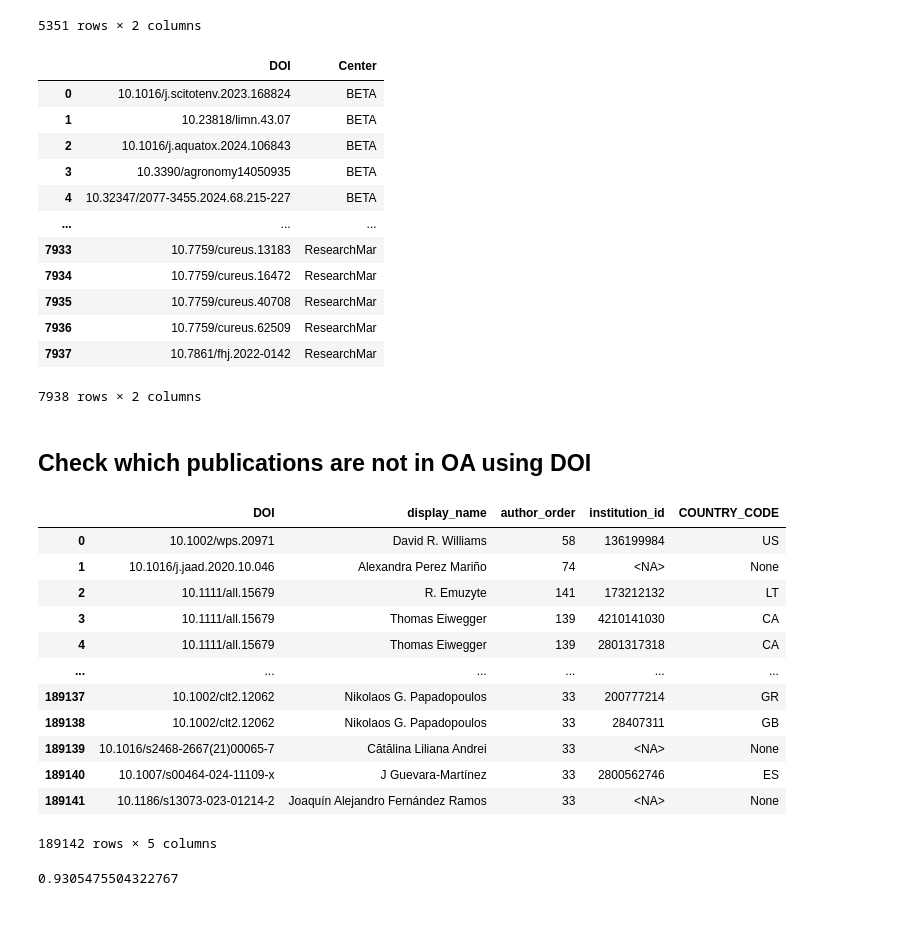
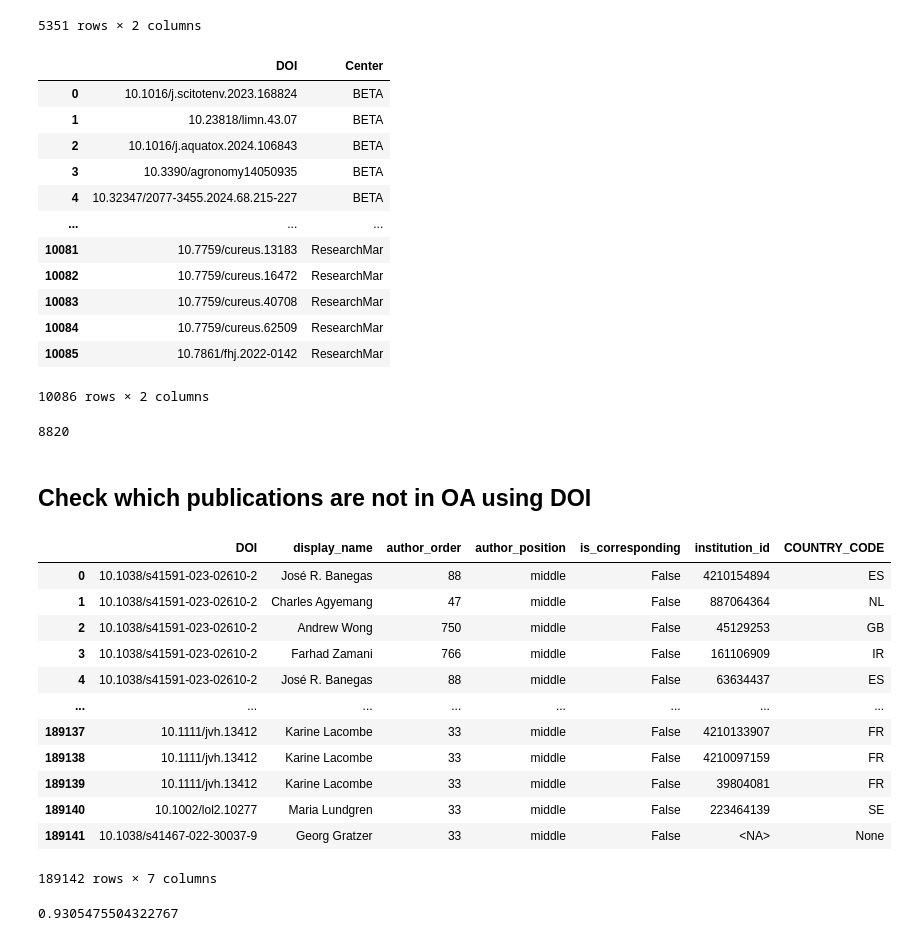
Before and after one commit to APVsiris/2025CERCA01, a Jupyter notebook: notebooks/0.0.0-apv-extractrawdata.ipynb, the cells around one changed output. Drawn from its saved outputs; the diff is of its cells as text; code cells hidden in the pictures.

```diff
--- a/notebooks/0.0-apv-extractrawdata.ipynb
+++ b/notebooks/0.0.0-apv-extractrawdata.ipynb
@@ -96,7 +98,7 @@ center_name = 'ISGlobal/'
 file_name = 'ISGlobal_DOIs Publications_2021-2024'
 # %%
 df = pd.read_excel(file_path + 'BM_' + center_name + file_name + '.xlsx', skiprows = 1)
-df_ISGlobal = df[['DOI']]
+df_ISGlobal = df[['Doi']].rename(columns = {'Doi':'DOI'})
 df_ISGlobal['Center'] = 'ISGlobal'
 df_ISGlobal
 # %% [output]
@@ -153,12 +150,16 @@ df_centers
 | 3 | 10.3390/agronomy14050935 | BETA |
 | 4 | 10.32347/2077-3455.2024.68.215-227 | BETA |
 | ... | ... | ... |
-| 7933 | 10.7759/cureus.13183 | ResearchMar |
-| 7934 | 10.7759/cureus.16472 | ResearchMar |
-| 7935 | 10.7759/cureus.40708 | ResearchMar |
-| 7936 | 10.7759/cureus.62509 | ResearchMar |
-| 7937 | 10.7861/fhj.2022-0142 | ResearchMar |
+| 10081 | 10.7759/cureus.13183 | ResearchMar |
+| 10082 | 10.7759/cureus.16472 | ResearchMar |
+| 10083 | 10.7759/cureus.40708 | ResearchMar |
+| 10084 | 10.7759/cureus.62509 | ResearchMar |
+| 10085 | 10.7861/fhj.2022-0142 | ResearchMar |
-7938 rows × 2 columns
+10086 rows × 2 columns
+# %%
+df_centers.DOI.nunique()
+# %% [output]
+8820
 # %% [markdown]
 ## Check which publications are not in OA using DOI
 # %%
@@ -172,34 +173,37 @@ def bg_query(query):
 # %%
 in_query = str(tuple(df_centers.DOI.tolist()))
 in_query = in_query.replace(',)', ')')
 
 sql = f"""SELECT ww.DOI,
        a.display_name,
        wa.author_order,
+       wa.author_position,
+       wa.is_corresponding,
        wins.ID AS institution_id,
        wins.COUNTRY_CODE
       FROM `{PROJECT_ID}.{DATASET_ID}.works` ww
       LEFT JOIN `{PROJECT_ID}.{DATASET_ID}.works_authorships` wa ON wa.WORK_ID = ww.ID
       LEFT JOIN `{PROJECT_ID}.{DATASET_ID}.institutions` wins ON wins.ID = wa.INSTITUTION_ID
       LEFT JOIN `{PROJECT_ID}.{DATASET_ID}.authors` a ON a.ID = wa.author_id
       WHERE ww.DOI IN {in_query}
       """
+
 df_OA = bg_query(sql).dropna(subset = 'DOI').reset_index(drop = True)
 df_OA
 # %% [output]
-|  | DOI | display_name | author_order | institution_id | COUNTRY_CODE |
-| 0 | 10.1002/wps.20971 | David R. Williams | 58 | 136199984 | US |
-| 1 | 10.1016/j.jaad.2020.10.046 | Alexandra Perez Mariño | 74 | <NA> | None |
-| 2 | 10.1111/all.15679 | R. Emuzyte | 141 | 173212132 | LT |
-| 3 | 10.1111/all.15679 | Thomas Eiwegger | 139 | 4210141030 | CA |
-| 4 | 10.1111/all.15679 | Thomas Eiwegger | 139 | 2801317318 | CA |
-| ... | ... | ... | ... | ... | ... |
-| 189137 | 10.1002/clt2.12062 | Nikolaos G. Papadopoulos | 33 | 200777214 | GR |
-| 189138 | 10.1002/clt2.12062 | Nikolaos G. Papadopoulos | 33 | 28407311 | GB |
-| 189139 | 10.1016/s2468-2667(21)00065-7 | Cătălina Liliana Andrei | 33 | <NA> | None |
-| 189140 | 10.1007/s00464-024-11109-x | J Guevara-Martínez | 33 | 2800562746 | ES |
-| 189141 | 10.1186/s13073-023-01214-2 | Joaquín Alejandro Fernández Ramos | 33 | <NA> | None |
+|  | DOI | display_name | author_order | author_position | is_corresponding | institution_id | COUNTRY_CODE |
+| 0 | 10.1038/s41591-023-02610-2 | José R. Banegas | 88 | middle | False | 4210154894 | ES |
+| 1 | 10.1038/s41591-023-02610-2 | Charles Agyemang | 47 | middle | False | 887064364 | NL |
+| 2 | 10.1038/s41591-023-02610-2 | Andrew Wong | 750 | middle | False | 45129253 | GB |
+| 3 | 10.1038/s41591-023-02610-2 | Farhad Zamani | 766 | middle | False | 161106909 | IR |
+| 4 | 10.1038/s41591-023-02610-2 | José R. Banegas | 88 | middle | False | 63634437 | ES |
+| ... | ... | ... | ... | ... | ... | ... | ... |
+| 189137 | 10.1111/jvh.13412 | Karine Lacombe | 33 | middle | False | 4210133907 | FR |
+| 189138 | 10.1111/jvh.13412 | Karine Lacombe | 33 | middle | False | 4210097159 | FR |
+| 189139 | 10.1111/jvh.13412 | Karine Lacombe | 33 | middle | False | 39804081 | FR |
+| 189140 | 10.1002/lol2.10277 | Maria Lundgren | 33 | middle | False | 223464139 | SE |
+| 189141 | 10.1038/s41467-022-30037-9 | Georg Gratzer | 33 | middle | False | <NA> | None |
-189142 rows × 5 columns
+189142 rows × 7 columns
 # %%
 (df_OA.DOI.nunique()) / df_centers.DOI.nunique()
 # %% [output]
```
Also changed, not shown: parts of 14 cells of this notebook, 14 other files.
